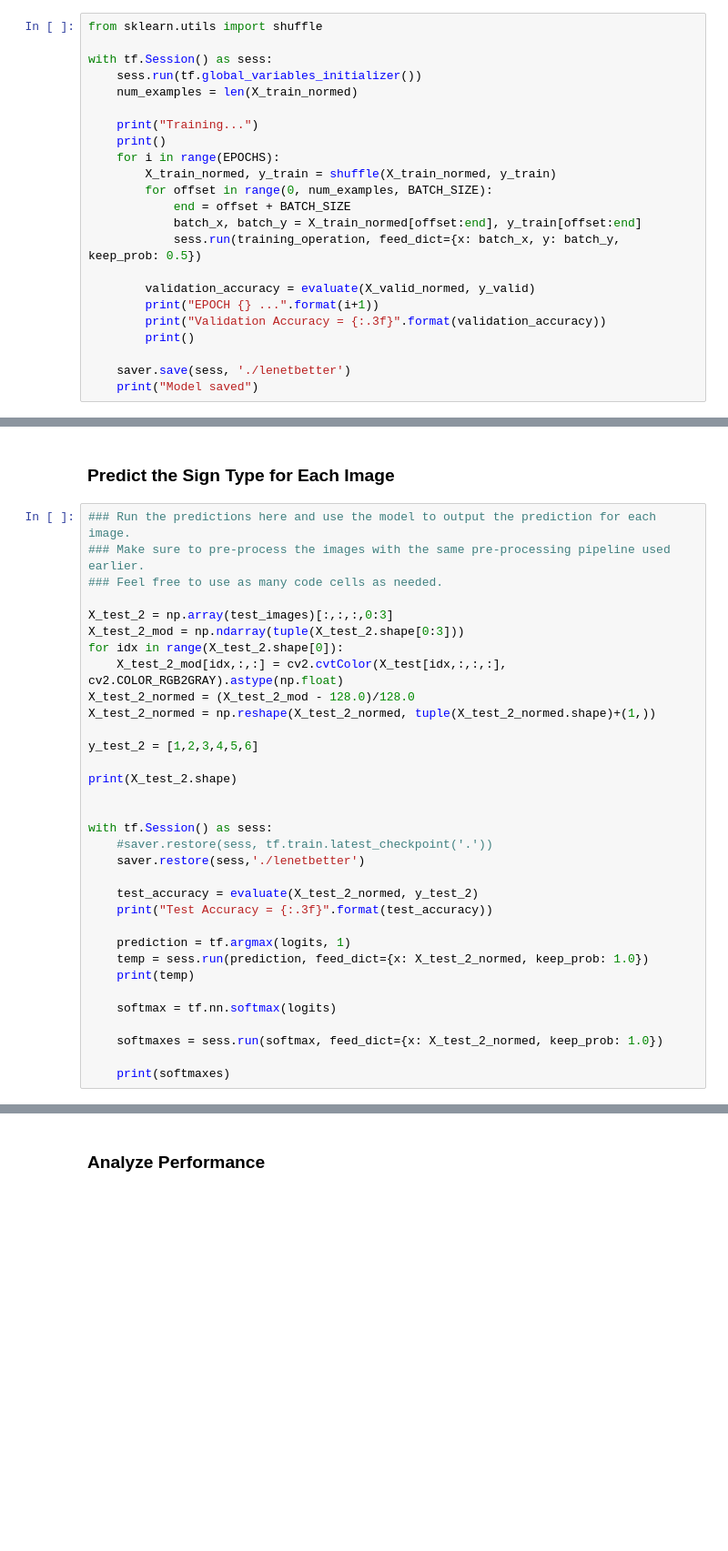
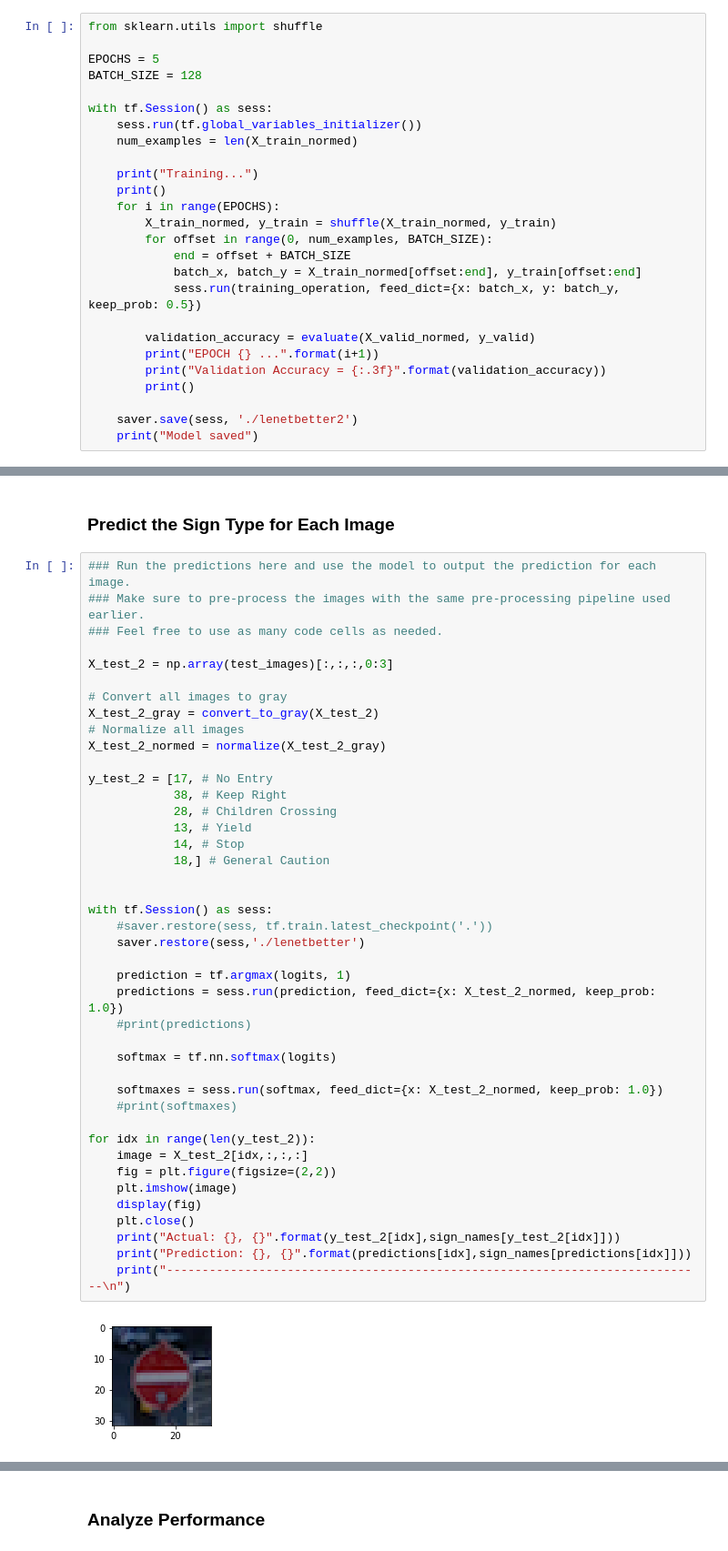
Before and after one commit to amorten/CarND-Traffic-Sign-Classifier-Project, a Jupyter notebook: Traffic_Sign_Classifier.ipynb, the cells around one changed output, grey strips where cells are left out. Shown at 91% size. Saved outputs shown, nothing was run; the diff lists cells and outputs as text; blank space fills up the shorter version.

```diff
--- a/Traffic_Sign_Classifier.ipynb
+++ b/Traffic_Sign_Classifier.ipynb
@@ -476,6 +473,9 @@ def evaluate(X_data, y_data):
     return total_accuracy / num_examples
 # %%
 from sklearn.utils import shuffle
+
+EPOCHS = 5
+BATCH_SIZE = 128
 
 with tf.Session() as sess:
     sess.run(tf.global_variables_initializer())
@@ -495,7 +495,7 @@ with tf.Session() as sess:
         print("Validation Accuracy = {:.3f}".format(validation_accuracy))
         print()
 
-    saver.save(sess, './lenetbetter')
+    saver.save(sess, './lenetbetter2')
     print("Model saved")
 # %% [output]
 Training...
@@ -567,34 +577,44 @@ for idx in range(num_rows*num_cols):
 # %%
 ### Run the predictions here and use the model to output the prediction for each image.
 ### Make sure to pre-process the images with the same pre-processing pipeline used earlier.
 ### Feel free to use as many code cells as needed.
 
 X_test_2 = np.array(test_images)[:,:,:,0:3]
-X_test_2_mod = np.ndarray(tuple(X_test_2.shape[0:3]))
-for idx in range(X_test_2.shape[0]):
-    X_test_2_mod[idx,:,:] = cv2.cvtColor(X_test[idx,:,:,:], cv2.COLOR_RGB2GRAY).astype(np.float)
-X_test_2_normed = (X_test_2_mod - 128.0)/128.0
-X_test_2_normed = np.reshape(X_test_2_normed, tuple(X_test_2_normed.shape)+(1,))
 
-y_test_2 = [1,2,3,4,5,6]
+# Convert all images to gray
+X_test_2_gray = convert_to_gray(X_test_2)
+# Normalize all images
+X_test_2_normed = normalize(X_test_2_gray)
 
-print(X_test_2.shape)
+y_test_2 = [17, # No Entry
+            38, # Keep Right
+            28, # Children Crossing
+            13, # Yield
+            14, # Stop
+            18,] # General Caution
 
 
 with tf.Session() as sess:
     #saver.restore(sess, tf.train.latest_checkpoint('.'))
     saver.restore(sess,'./lenetbetter')
 
-    test_accuracy = evaluate(X_test_2_normed, y_test_2)
-    print("Test Accuracy = {:.3f}".format(test_accuracy))
-
     prediction = tf.argmax(logits, 1)
-    temp = sess.run(prediction, feed_dict={x: X_test_2_normed, keep_prob: 1.0})
-    print(temp)
+    predictions = sess.run(prediction, feed_dict={x: X_test_2_normed, keep_prob: 1.0})
+    #print(predictions)
 
     softmax = tf.nn.softmax(logits)
 
     softmaxes = sess.run(softmax, feed_dict={x: X_test_2_normed, keep_prob: 1.0})
+    #print(softmaxes)
 
-    print(softmaxes)
+for idx in range(len(y_test_2)):
+    image = X_test_2[idx,:,:,:]
+    fig = plt.figure(figsize=(2,2))
+    plt.imshow(image)
+    display(fig)
+    plt.close()
+    print("Actual: {}, {}".format(y_test_2[idx],sign_names[y_test_2[idx]]))
+    print("Prediction: {}, {}".format(predictions[idx],sign_names[predictions[idx]]))
+    print("----------------------------------------------------------------------------\n")
 # %% [output]
+[figure, added]
```
Also changed, not shown: parts of 8 cells of this notebook.
